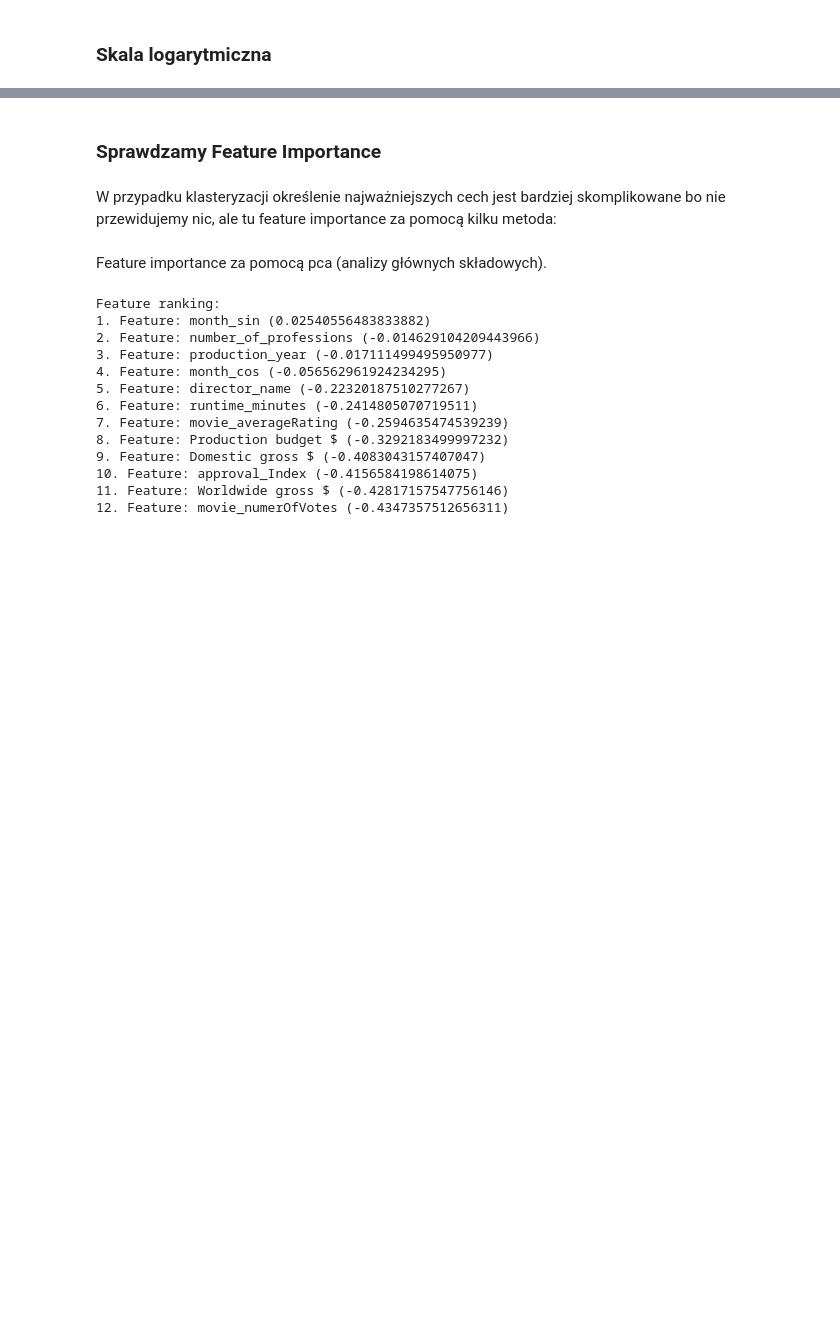
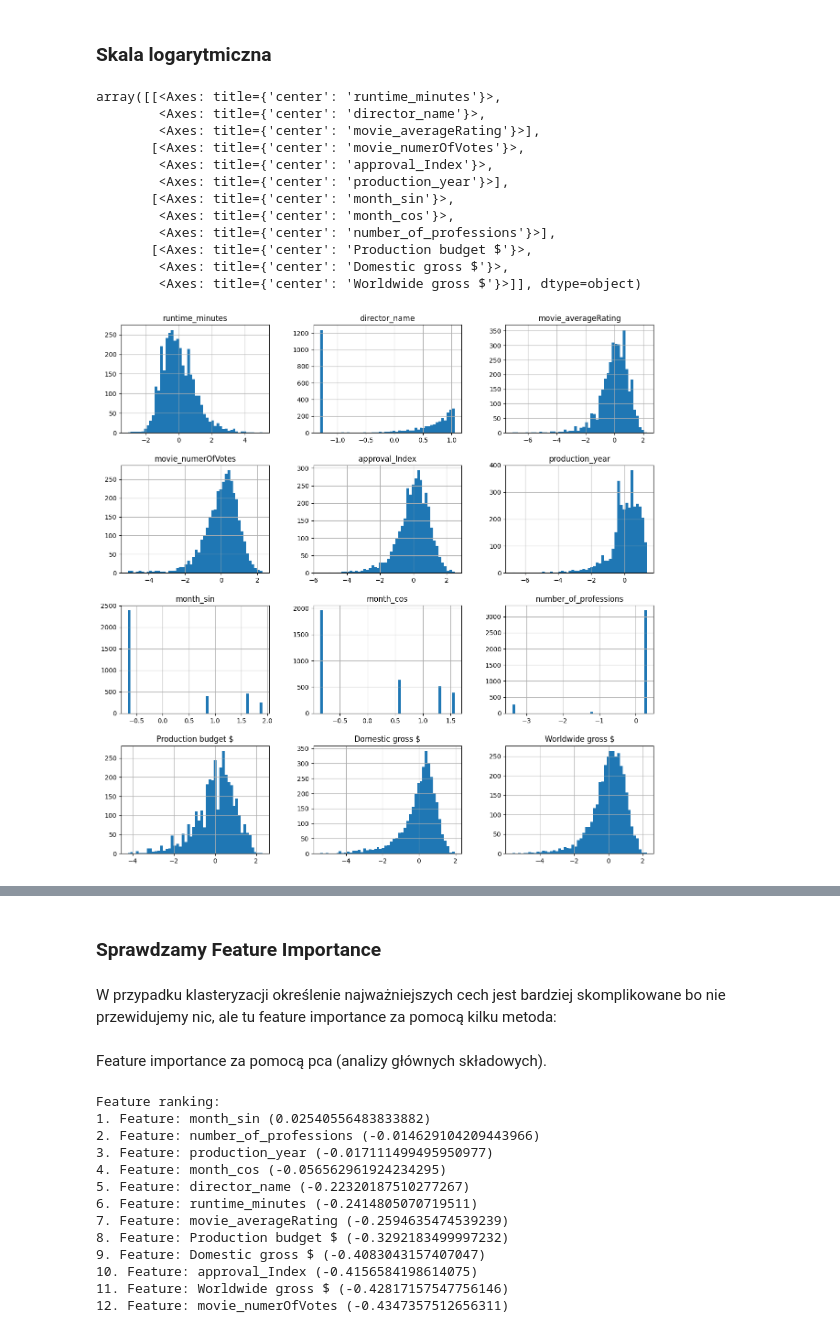
Before and after one commit to kaminskaz/PROJEKT2_ML_klasteryzacja, a Jupyter notebook: KM2/KM2_final .ipynb, the cells around one changed output, grey strips where cells are left out. Drawn from its saved outputs; the diff is of its cells as text; code cells hidden in the pictures; blank space fills up the shorter version.

```diff
--- a/KM2/KM2_final .ipynb
+++ b/KM2/KM2_final .ipynb
@@ -337,30 +337,46 @@ df.head()
 # %%
 # df_log - logarytmiczne przekształcenie już zrobione
 # df - oryginalne dane
 
 # Standaryzacja
 from sklearn.preprocessing import StandardScaler
 
 scaler = StandardScaler()
 df_log_scaled = scaler.fit_transform(df_log)
 df_log_scaled = pd.DataFrame(df_log_scaled, columns=df_log.columns)
 
 # Normalizacja
 from sklearn.preprocessing import MinMaxScaler
 scaler = MinMaxScaler()
 df_log_normalized = scaler.fit_transform(df_log[numerical_cols])
 df_log_normalized = pd.DataFrame(df_log_normalized, columns=numerical_cols)
 
 # Standaryzacja + Normalizacja bez logarytmicznego przekształcenia (uzywajac df)
 scaler = StandardScaler()
 df_scaled = scaler.fit_transform(df[numerical_cols])
 df_scaled = pd.DataFrame(df_scaled, columns=numerical_cols)
 
 scaler = MinMaxScaler()
 df_normalized = scaler.fit_transform(df_scaled[numerical_cols])
 df_normalized_scaled = pd.DataFrame(df_normalized, columns=numerical_cols)
 
+
+
 # Sprawdzenie rozkładu
-#df_log_scaled.hist(bins=50, figsize=(15, 15))
-#df_log_normalized.hist(bins=50, figsize=(15, 15))
-#df_normalized_scaled.hist(bins=50, figsize=(15, 15))
+df_log_scaled.hist(bins=50, figsize=(15, 15))
+df_log_normalized.hist(bins=50, figsize=(15, 15))
+df_normalized_scaled.hist(bins=50, figsize=(15, 15))
+# %% [output]
+array([[<Axes: title={'center': 'runtime_minutes'}>,
+        <Axes: title={'center': 'director_name'}>,
+        <Axes: title={'center': 'movie_averageRating'}>],
+       [<Axes: title={'center': 'movie_numerOfVotes'}>,
+        <Axes: title={'center': 'approval_Index'}>,
+        <Axes: title={'center': 'production_year'}>],
+       [<Axes: title={'center': 'month_sin'}>,
+        <Axes: title={'center': 'month_cos'}>,
+        <Axes: title={'center': 'number_of_professions'}>],
+       [<Axes: title={'center': 'Production budget $'}>,
+        <Axes: title={'center': 'Domestic gross $'}>,
+        <Axes: title={'center': 'Worldwide gross $'}>]], dtype=object)
+[figure, added]
```
Also changed, not shown: parts of 6 cells of this notebook.
